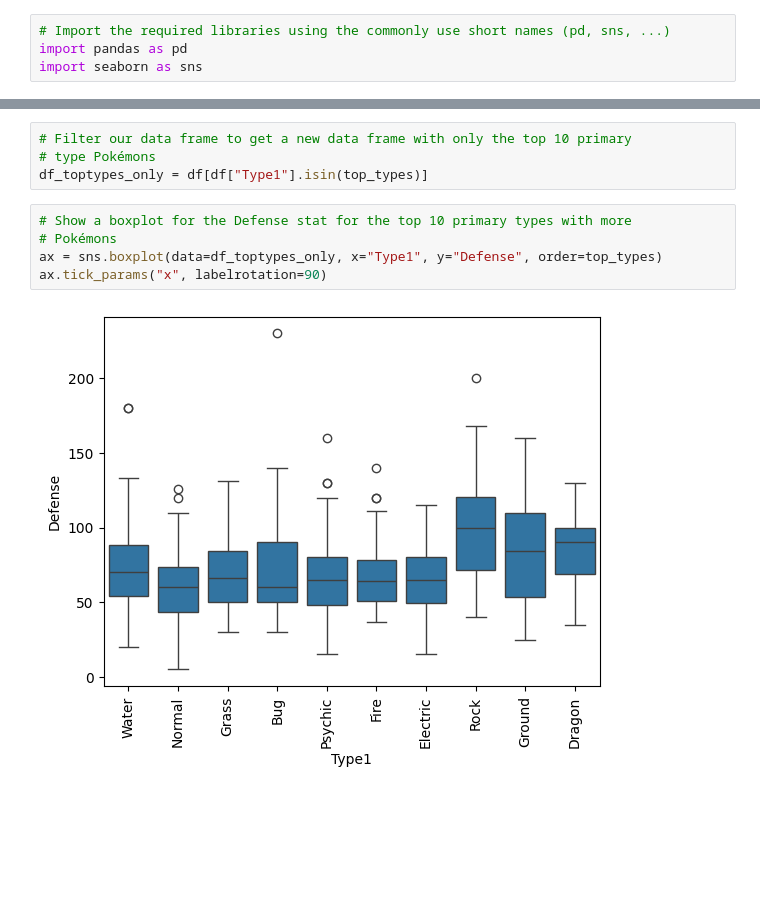
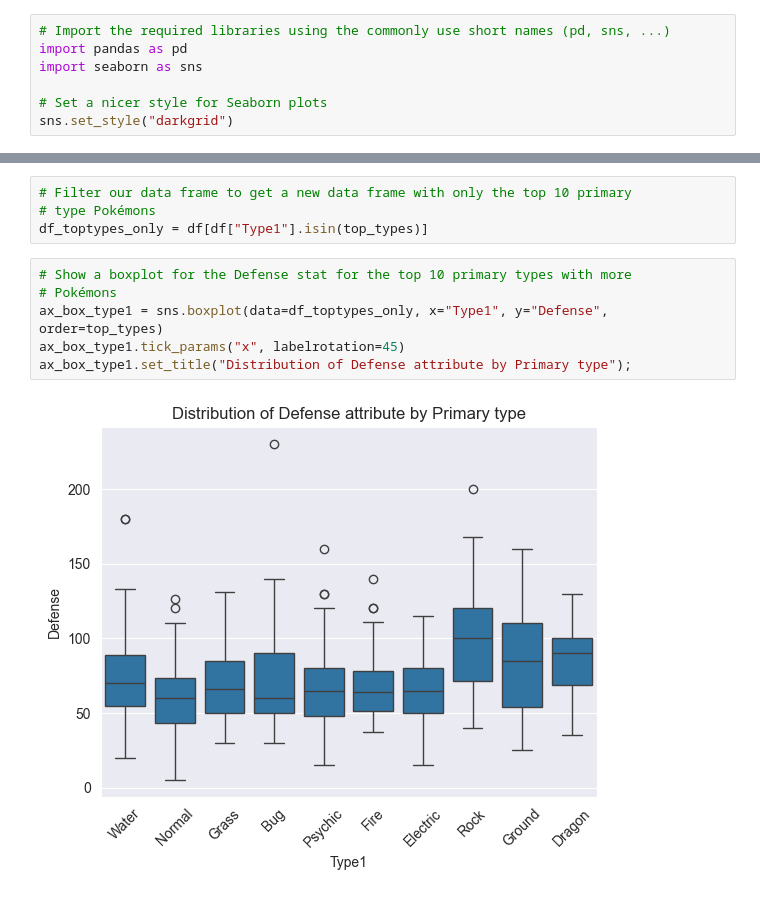
Before and after one commit to VideojogosLusofona/mlf_2025_lectures, a Jupyter notebook: lecture01/pokemons.ipynb, the cells around one changed output, grey strips where cells are left out. Drawn from its saved outputs; the diff is of its cells as text; blank space fills up the shorter version.

```diff
--- a/lecture01/pokemons.ipynb
+++ b/lecture01/pokemons.ipynb
@@ -7,6 +7,9 @@ course.
 # Import the required libraries using the commonly use short names (pd, sns, ...)
 import pandas as pd
 import seaborn as sns
+
+# Set a nicer style for Seaborn plots
+sns.set_style("darkgrid")
 # %%
 # Load the dataset
 df = pd.read_csv("Pokemon.csv")
@@ -303,7 +306,8 @@ df_toptypes_only = df[df["Type1"].isin(top_types)]
 # %%
 # Show a boxplot for the Defense stat for the top 10 primary types with more
 # Pokémons
-ax = sns.boxplot(data=df_toptypes_only, x="Type1", y="Defense", order=top_types)
-ax.tick_params("x", labelrotation=90)
+ax_box_type1 = sns.boxplot(data=df_toptypes_only, x="Type1", y="Defense", order=top_types)
+ax_box_type1.tick_params("x", labelrotation=45)
+ax_box_type1.set_title("Distribution of Defense attribute by Primary type");
 # %% [output]
-[figure, old version]
+[figure, new version]
```
Also changed, not shown: parts of 2 cells of this notebook.
